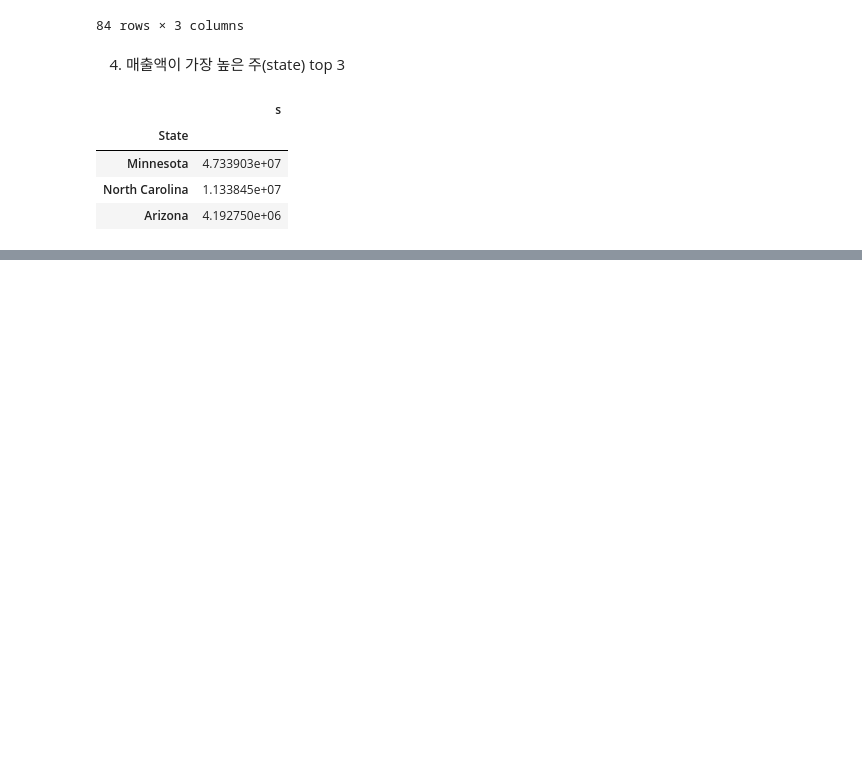
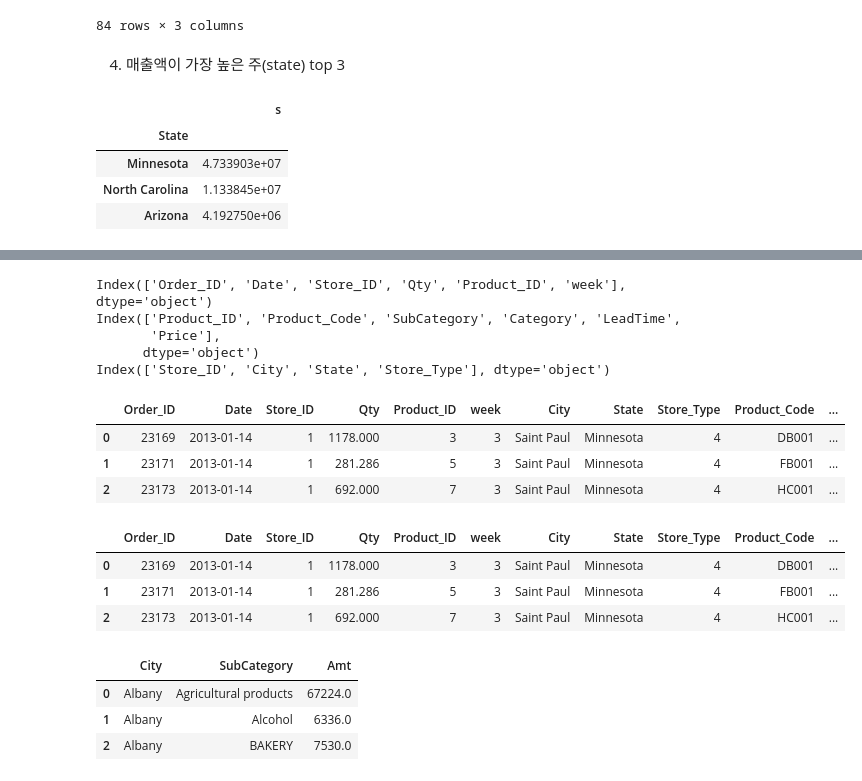
Before and after one commit to mingd00/aivle-workspace, a Jupyter notebook: 데이터 처리/chapter 02. 데이터프레임 결합.ipynb, the cells around one changed output, grey strips where cells are left out. Saved outputs shown, nothing was run; the diff lists cells and outputs as text; code cells hidden in the pictures; blank space fills up the shorter version.

```diff
--- a/데이터 처리/chapter 02. 데이터프레임 결합.ipynb
+++ b/데이터 처리/chapter 02. 데이터프레임 결합.ipynb
@@ -461,0 +509,3 @@ ts.groupby(['State'])['Amt'].agg(s='sum').sort_values(by='s', ascending=False).h
+# %%
+s_m = pd.merge(week_3, stores, how='inner')
+s_m.head(3)
@@ -461,0 +529,34 @@ ts.groupby(['State'])['Amt'].agg(s='sum').sort_values(by='s', ascending=False).h
+# %%
+print(sales.columns)
+print(products.columns)
+print(stores.columns)
+# %% [output]
+Index(['Order_ID', 'Date', 'Store_ID', 'Qty', 'Product_ID', 'week'], dtype='object')
+Index(['Product_ID', 'Product_Code', 'SubCategory', 'Category', 'LeadTime',
+       'Price'],
+      dtype='object')
+Index(['Store_ID', 'City', 'State', 'Store_Type'], dtype='object')
+# %%
+total = pd.merge(s_m, p_m, how='inner')
+total.head(3)
+# %% [output]
+|  | Order_ID | Date | Store_ID | Qty | Product_ID | week | City | State | Store_Type | Product_Code | ... |
+| 0 | 23169 | 2013-01-14 | 1 | 1178.000 | 3 | 3 | Saint Paul | Minnesota | 4 | DB001 | ... |
+| 1 | 23171 | 2013-01-14 | 1 | 281.286 | 5 | 3 | Saint Paul | Minnesota | 4 | FB001 | ... |
+| 2 | 23173 | 2013-01-14 | 1 | 692.000 | 7 | 3 | Saint Paul | Minnesota | 4 | HC001 | ... |
+# %%
+total['Amt'] = total['Qty'] * total['Price']
+total.head(3)
+# %% [output]
+|  | Order_ID | Date | Store_ID | Qty | Product_ID | week | City | State | Store_Type | Product_Code | ... |
+| 0 | 23169 | 2013-01-14 | 1 | 1178.000 | 3 | 3 | Saint Paul | Minnesota | 4 | DB001 | ... |
+| 1 | 23171 | 2013-01-14 | 1 | 281.286 | 5 | 3 | Saint Paul | Minnesota | 4 | FB001 | ... |
+| 2 | 23173 | 2013-01-14 | 1 | 692.000 | 7 | 3 | Saint Paul | Minnesota | 4 | HC001 | ... |
+# %%
+t = total.groupby(['City', 'SubCategory'], as_index=False)['Amt'].sum()
+t.head(3)
+# %% [output]
+|  | City | SubCategory | Amt |
+| 0 | Albany | Agricultural products | 67224.0 |
+| 1 | Albany | Alcohol | 6336.0 |
+| 2 | Albany | BAKERY | 7530.0 |
```
Also changed, not shown: parts of 15 cells of this notebook, 1 other file.
